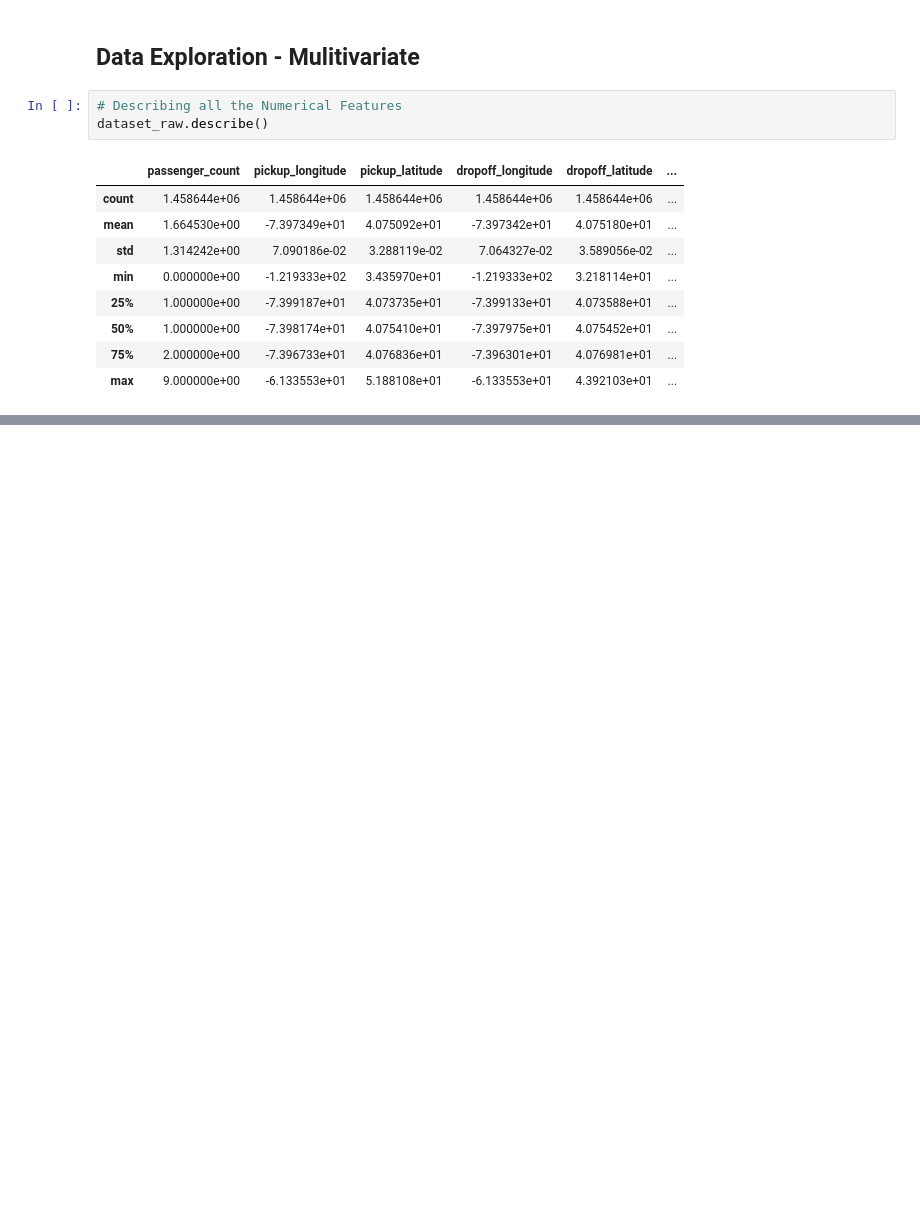
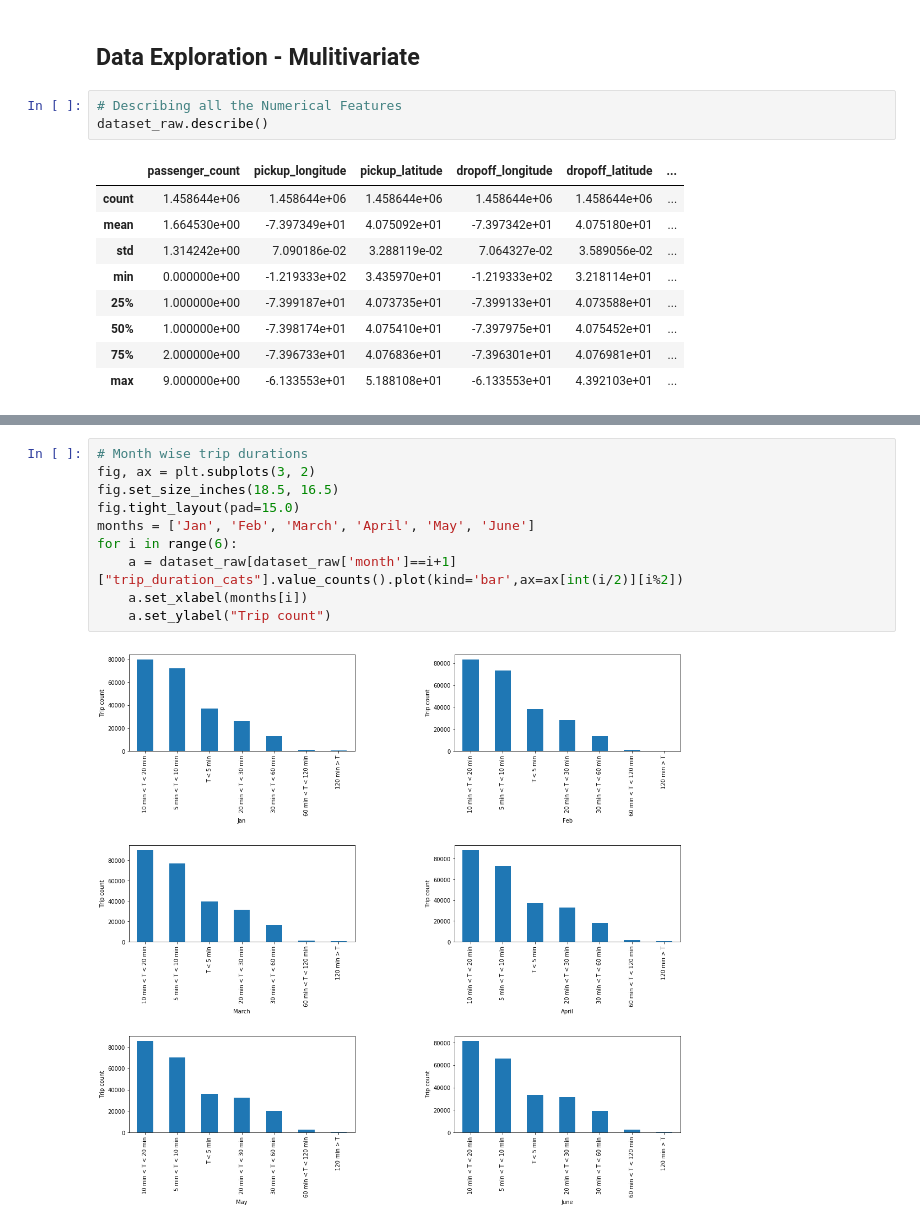
Before and after one commit to Taxyy/Taxi-Trip-Duration, a Jupyter notebook: notebooks/notebook2.ipynb, the cells around one changed output, grey strips where cells are left out. Saved outputs shown, nothing was run; the diff lists cells and outputs as text; blank space fills up the shorter version.

```diff
--- a/notebooks/notebook2.ipynb
+++ b/notebooks/notebook2.ipynb
@@ -78,0 +153,12 @@ dataset_raw["osrm_distance"] = dataset_raw.apply(lambda x: route_dis(str(x.picku
+# %%
+# Month wise trip durations
+fig, ax = plt.subplots(3, 2)
+fig.set_size_inches(18.5, 16.5)
+fig.tight_layout(pad=15.0)
+months = ['Jan', 'Feb', 'March', 'April', 'May', 'June']
+for i in range(6):
+    a = dataset_raw[dataset_raw['month']==i+1]["trip_duration_cats"].value_counts().plot(kind='bar',ax=ax[int(i/2)][i%2])
+    a.set_xlabel(months[i])
+    a.set_ylabel("Trip count")
+# %% [output]
+[figure, added]
```
Also changed, not shown: parts of 14 cells of this notebook.
